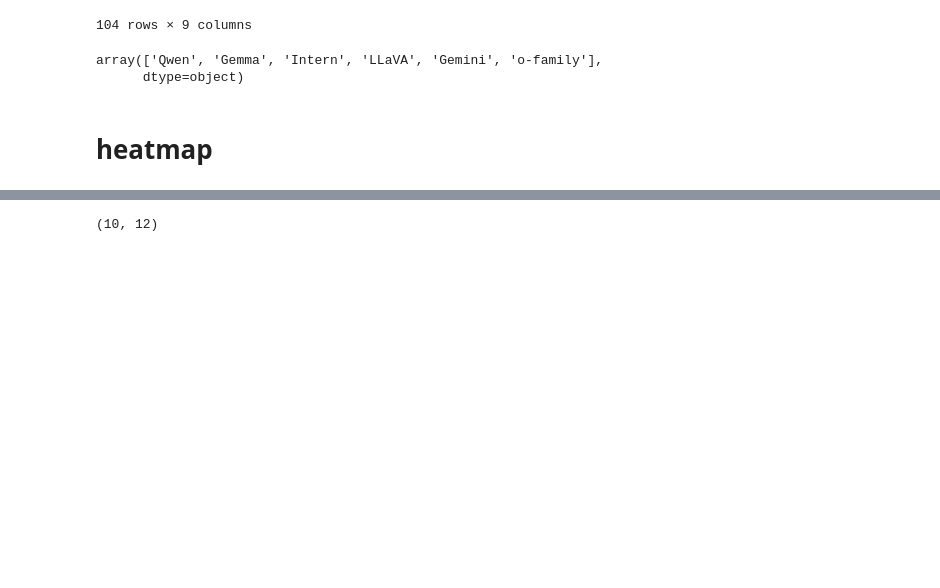
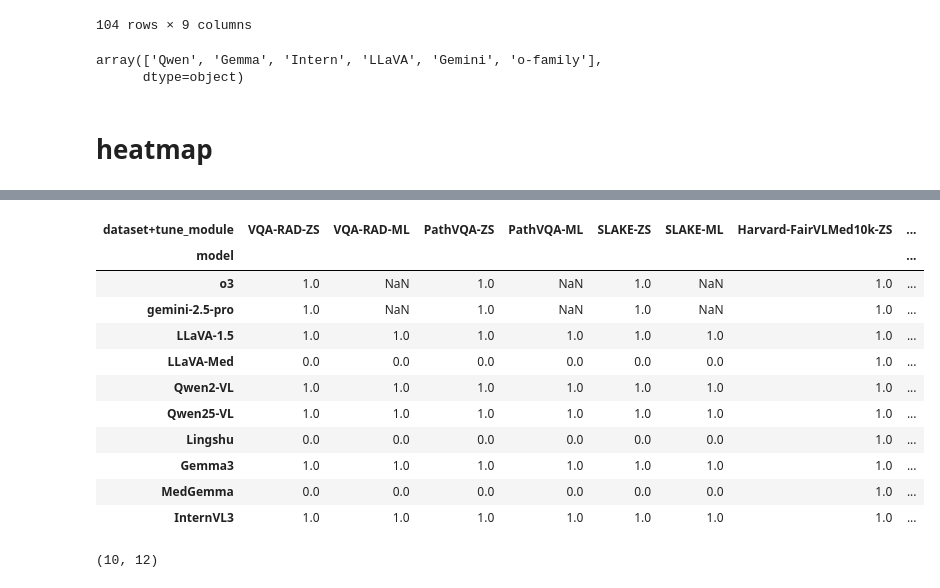
Before and after one commit to Nanboy-Ronan/MedVLMBench, a Jupyter notebook: notebooks/yuan/plot_v2/plot_vqa.ipynb, the cells around one changed output, grey strips where cells are left out. Drawn from its saved outputs; the diff is of its cells as text; code cells hidden in the pictures; blank space fills up the shorter version.

```diff
--- a/notebooks/yuan/plot_v2/plot_vqa.ipynb
+++ b/notebooks/yuan/plot_v2/plot_vqa.ipynb
@@ -102,3 +111,21 @@ mask[1] = False
+# %%
+mask = df_plot.pivot(index="model", columns="dataset+tune_module", values="is_ood")
+mask = mask.reindex(model_order, axis=0)
+mask = mask.reindex(data_order, axis=1)
+mask
+# %% [output]
+| dataset+tune_module | VQA-RAD-ZS | VQA-RAD-ML | PathVQA-ZS | PathVQA-ML | SLAKE-ZS | SLAKE-ML | Harvard-FairVLMed10k-ZS | ... |
+| model |  |  |  |  |  |  |  | ... |
+| o3 | 1.0 | NaN | 1.0 | NaN | 1.0 | NaN | 1.0 | ... |
+| gemini-2.5-pro | 1.0 | NaN | 1.0 | NaN | 1.0 | NaN | 1.0 | ... |
+| LLaVA-1.5 | 1.0 | 1.0 | 1.0 | 1.0 | 1.0 | 1.0 | 1.0 | ... |
+| LLaVA-Med | 0.0 | 0.0 | 0.0 | 0.0 | 0.0 | 0.0 | 1.0 | ... |
+| Qwen2-VL | 1.0 | 1.0 | 1.0 | 1.0 | 1.0 | 1.0 | 1.0 | ... |
+| Qwen25-VL | 1.0 | 1.0 | 1.0 | 1.0 | 1.0 | 1.0 | 1.0 | ... |
+| Lingshu | 0.0 | 0.0 | 0.0 | 0.0 | 0.0 | 0.0 | 1.0 | ... |
+| Gemma3 | 1.0 | 1.0 | 1.0 | 1.0 | 1.0 | 1.0 | 1.0 | ... |
+| MedGemma | 0.0 | 0.0 | 0.0 | 0.0 | 0.0 | 0.0 | 1.0 | ... |
+| InternVL3 | 1.0 | 1.0 | 1.0 | 1.0 | 1.0 | 1.0 | 1.0 | ... |
 # %%
 mask.shape
 # %% [output]
```
Also changed, not shown: parts of 12 cells of this notebook, 7 other files.
